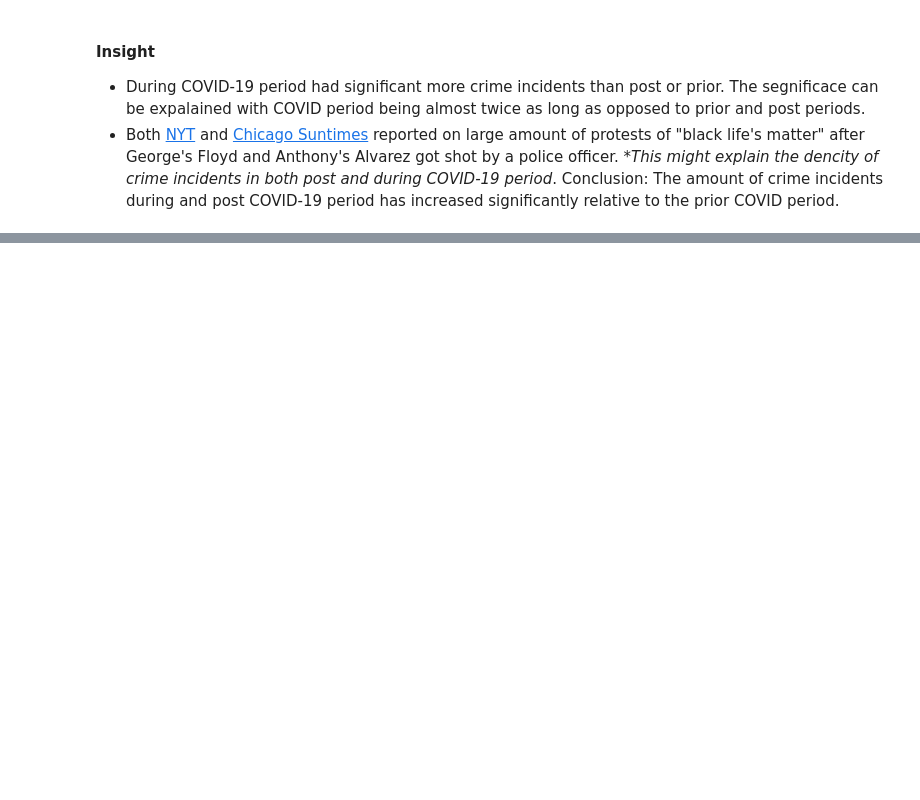
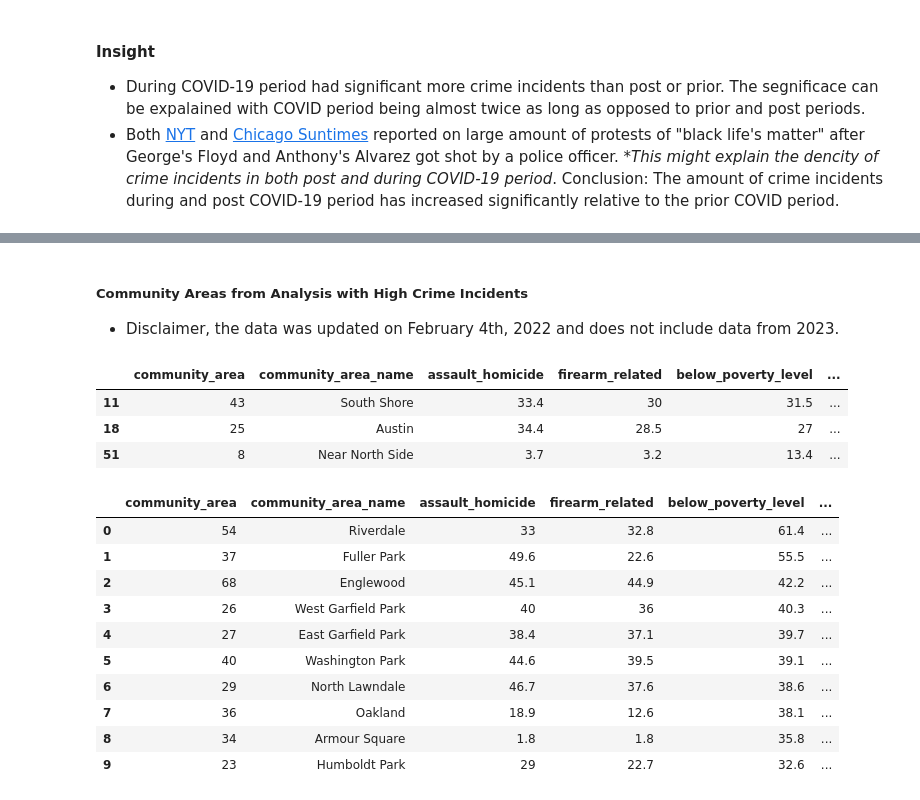
Before and after one commit to Kokolipa/crime_analysis, a Jupyter notebook: holiday_seasons/Analysis_Question3.ipynb, the cells around one changed output, grey strips where cells are left out. Drawn from its saved outputs; the diff is of its cells as text; code cells hidden in the pictures; blank space fills up the shorter version.

```diff
--- a/holiday_seasons/Analysis_Question3.ipynb
+++ b/holiday_seasons/Analysis_Question3.ipynb
@@ -372,0 +389,27 @@ Talk about the fact that some period didn't feature some Wards  + Talk about the
+# %%
+url = "https://data.cityofchicago.org/resource/iqnk-2tcu.json?$query=SELECT%0A%20%20%60community_area%60%2C%0A%20%20%60community_area_name%60%2C%0A%20%20%60assault_homicide%60%2C%0A%20%20%60firearm_related%60%2C%0A%20%20%60below_poverty_level%60%2C%0A%20%20%60crowded_housing%60%2C%0A%20%20%60dependency%60%2C%0A%20%20%60no_high_school_diploma%60%2C%0A%20%20%60per_capita_income%60%2C%0A%20%20%60unemployment%60%0AORDER%20BY%0A%20%20%60below_poverty_level%60%20DESC%20NULL%20LAST%2C%0A%20%20%60firearm_related%60%20DESC%20NULL%20LAST%2C%0A%20%20%60crowded_housing%60%20DESC%20NULL%20LAST"
+poverty_chicago = pd.DataFrame(requests.get(url).json())
+# %% [markdown]
+##### Community Areas from Analysis with High Crime Incidents
+- Disclaimer, the data was updated on February 4th, 2022 and does not include data from 2023.
+# %%
+poverty_chicago.loc[(poverty_chicago['community_area_name'] == 'Austin') |(poverty_chicago['community_area_name'] == 'South Shore') | (poverty_chicago['community_area_name'] == 'Near North Side')]
+# %% [output]
+|  | community_area | community_area_name | assault_homicide | firearm_related | below_poverty_level | ... |
+| 11 | 43 | South Shore | 33.4 | 30 | 31.5 | ... |
+| 18 | 25 | Austin | 34.4 | 28.5 | 27 | ... |
+| 51 | 8 | Near North Side | 3.7 | 3.2 | 13.4 | ... |
+# %%
+poverty_chicago[:10]
+# %% [output]
+|  | community_area | community_area_name | assault_homicide | firearm_related | below_poverty_level | ... |
+| 0 | 54 | Riverdale | 33 | 32.8 | 61.4 | ... |
+| 1 | 37 | Fuller Park | 49.6 | 22.6 | 55.5 | ... |
+| 2 | 68 | Englewood | 45.1 | 44.9 | 42.2 | ... |
+| 3 | 26 | West Garfield Park | 40 | 36 | 40.3 | ... |
+| 4 | 27 | East Garfield Park | 38.4 | 37.1 | 39.7 | ... |
+| 5 | 40 | Washington Park | 44.6 | 39.5 | 39.1 | ... |
+| 6 | 29 | North Lawndale | 46.7 | 37.6 | 38.6 | ... |
+| 7 | 36 | Oakland | 18.9 | 12.6 | 38.1 | ... |
+| 8 | 34 | Armour Square | 1.8 | 1.8 | 35.8 | ... |
+| 9 | 23 | Humboldt Park | 29 | 22.7 | 32.6 | ... |
```
Also changed, not shown: parts of 9 cells of this notebook, 4 other files.
